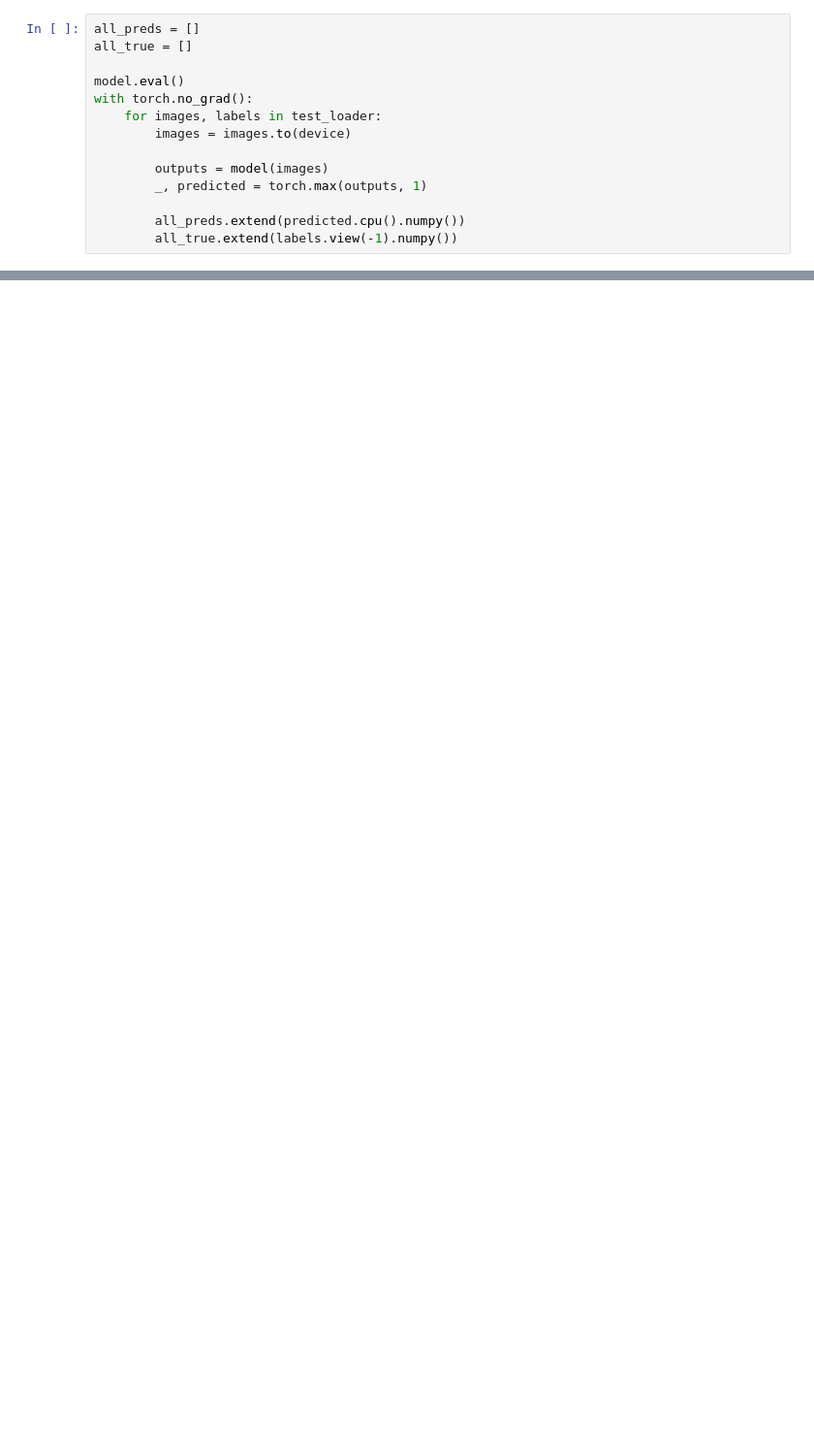
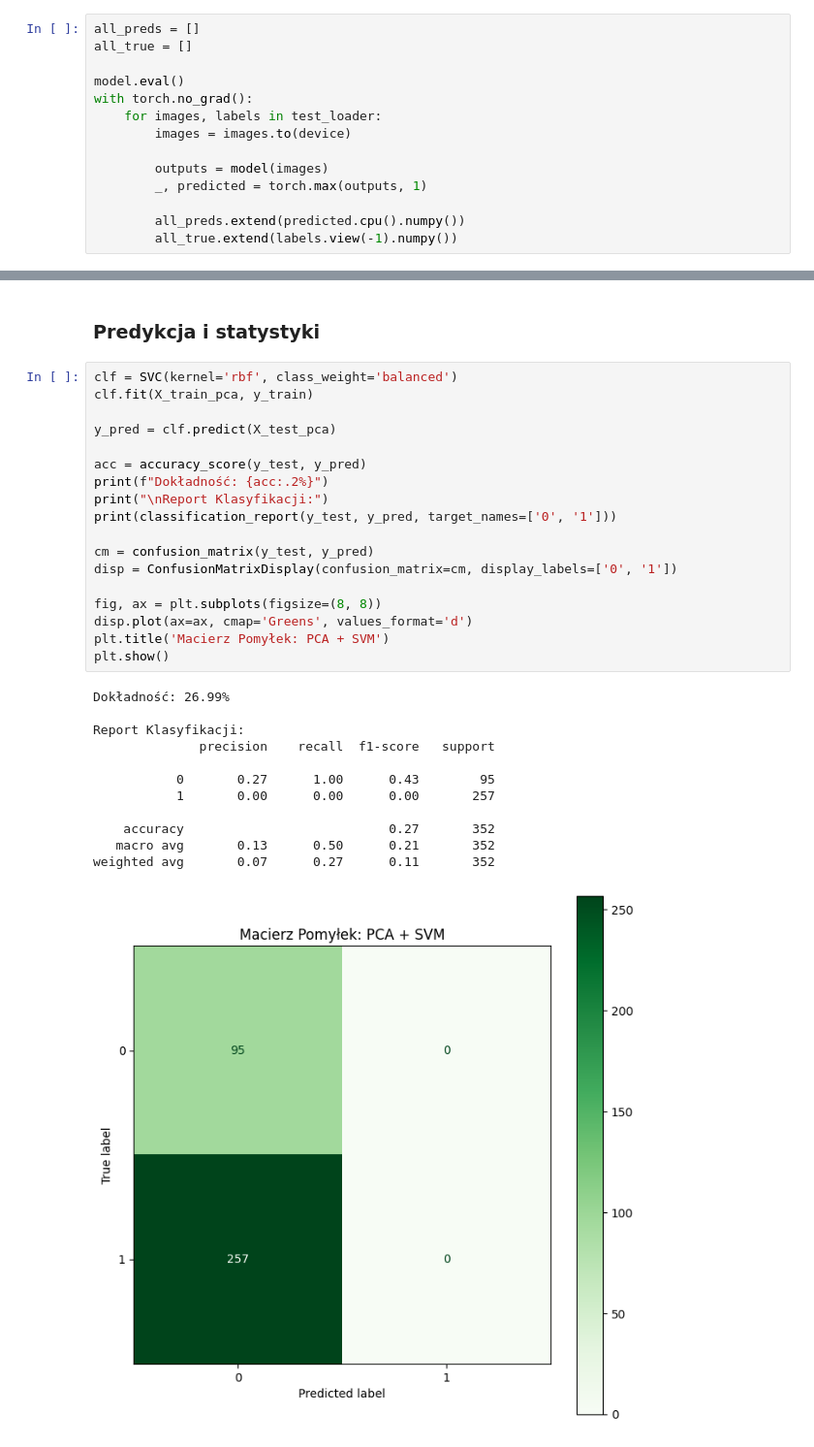
Before and after one commit to MrChazar/Medical_Data_Analysis, a Jupyter notebook: synapseMNIST3d/EDA.ipynb, the cells around one changed output, grey strips where cells are left out. Shown at 97% size. Saved outputs shown, nothing was run; the diff lists cells and outputs as text; blank space fills up the shorter version.

```diff
--- a/synapseMNIST3d/EDA.ipynb
+++ b/synapseMNIST3d/EDA.ipynb
@@ -315,0 +369,33 @@ weighted avg       0.59      0.66      0.61       352
+# %% [markdown]
+### Predykcja i statystyki
+# %%
+clf = SVC(kernel='rbf', class_weight='balanced')
+clf.fit(X_train_pca, y_train)
+
+y_pred = clf.predict(X_test_pca)
+
+acc = accuracy_score(y_test, y_pred)
+print(f"Dokładność: {acc:.2%}")
+print("\nReport Klasyfikacji:")
+print(classification_report(y_test, y_pred, target_names=['0', '1']))
+
+cm = confusion_matrix(y_test, y_pred)
+disp = ConfusionMatrixDisplay(confusion_matrix=cm, display_labels=['0', '1'])
+
+fig, ax = plt.subplots(figsize=(8, 8))
+disp.plot(ax=ax, cmap='Greens', values_format='d')
+plt.title('Macierz Pomyłek: PCA + SVM')
+plt.show()
+# %% [output]
+Dokładność: 26.99%
+
+Report Klasyfikacji:
+              precision    recall  f1-score   support
+
+           0       0.27      1.00      0.43        95
+           1       0.00      0.00      0.00       257
+
+    accuracy                           0.27       352
+   macro avg       0.13      0.50      0.21       352
+weighted avg       0.07      0.27      0.11       352
+[figure, added]
```
Also changed, not shown: parts of 34 cells of this notebook, 2 other files.
